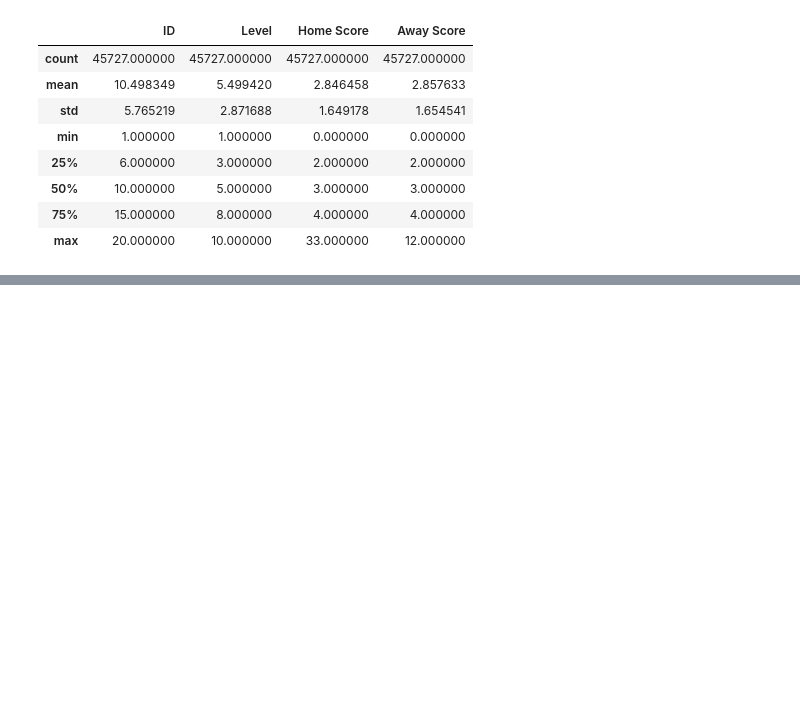
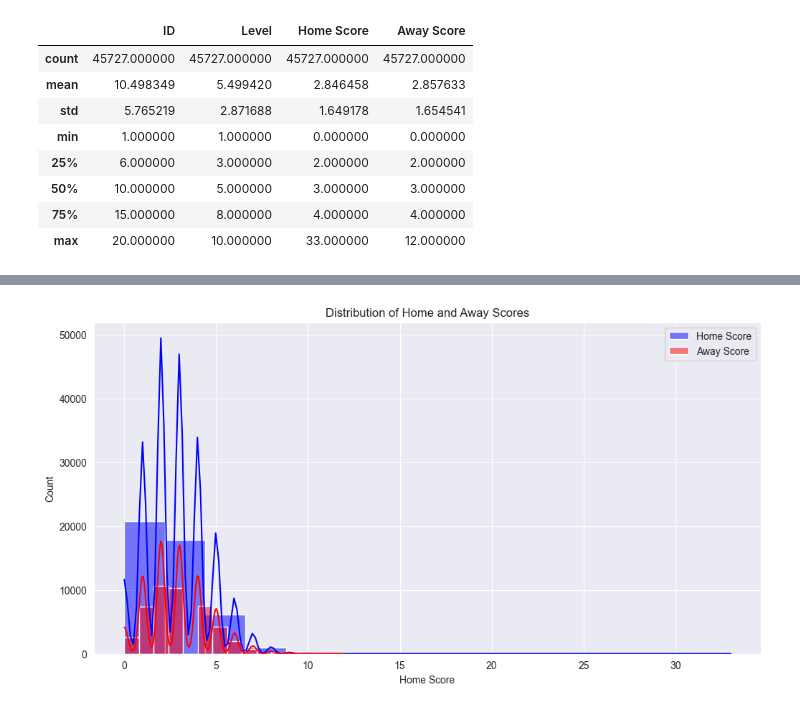
Before and after one commit to Roy-de/sports_game, a Jupyter notebook: game_model.ipynb, the cells around one changed output, grey strips where cells are left out. Cells and saved outputs as stored; diff of their text form; code cells hidden in the pictures; blank space fills up the shorter version.

```diff
--- a/game_model.ipynb
+++ b/game_model.ipynb
@@ -61,6 +40,0 @@ player_stats = player_stats[['Win', 'Draw', 'Loss']]
-# %%
-data_csv = data_csv.merge(player_stats, left_on='Home Player', right_index=True, suffixes=('', '_home'))
-data_csv = data_csv.merge(player_stats, left_on='Away Player', right_index=True, suffixes=('', '_away'))
-# %%
-data_csv['target'] = data_csv['Home Score'] > data_csv['Away Score']
-data_csv['target'] = data_csv['target'].astype(int)
@@ -235,0 +41,12 @@ Detected at node sequential/dense/Relu defined at (most recent call last):
+# %%
+from sklearn.preprocessing import LabelEncoder
+
+encoder = LabelEncoder()
+
+home_outcome_encoded = encoder.fit_transform(data_csv['Home Outcome'])
+away_outcome_encoded = encoder.fit_transform(data_csv['Away Outcome'])
+
+home_outcome_df = pd.DataFrame(home_outcome_encoded, columns=['Home Outcome Encoded'])
+away_outcome_df = pd.DataFrame(away_outcome_encoded, columns=['Away Outcome Encoded'])
+# %%
+data_csv = pd.concat([data_csv, home_outcome_df, away_outcome_df], axis=1)
@@ -235,0 +129,12 @@ Detected at node sequential/dense/Relu defined at (most recent call last):
+# %%
+import seaborn as sns
+import matplotlib.pyplot as plt
+
+plt.figure(figsize=(12, 6))
+sns.histplot(data_csv['Home Score'], bins=15, kde=True, color='blue', label='Home Score')
+sns.histplot(data_csv['Away Score'], bins=15, kde=True, color='red', label='Away Score')
+plt.title('Distribution of Home and Away Scores')
+plt.legend()
+plt.show()
+# %% [output]
+[figure, added]
```
Also changed, not shown: parts of 41 cells of this notebook, 11 other files.
